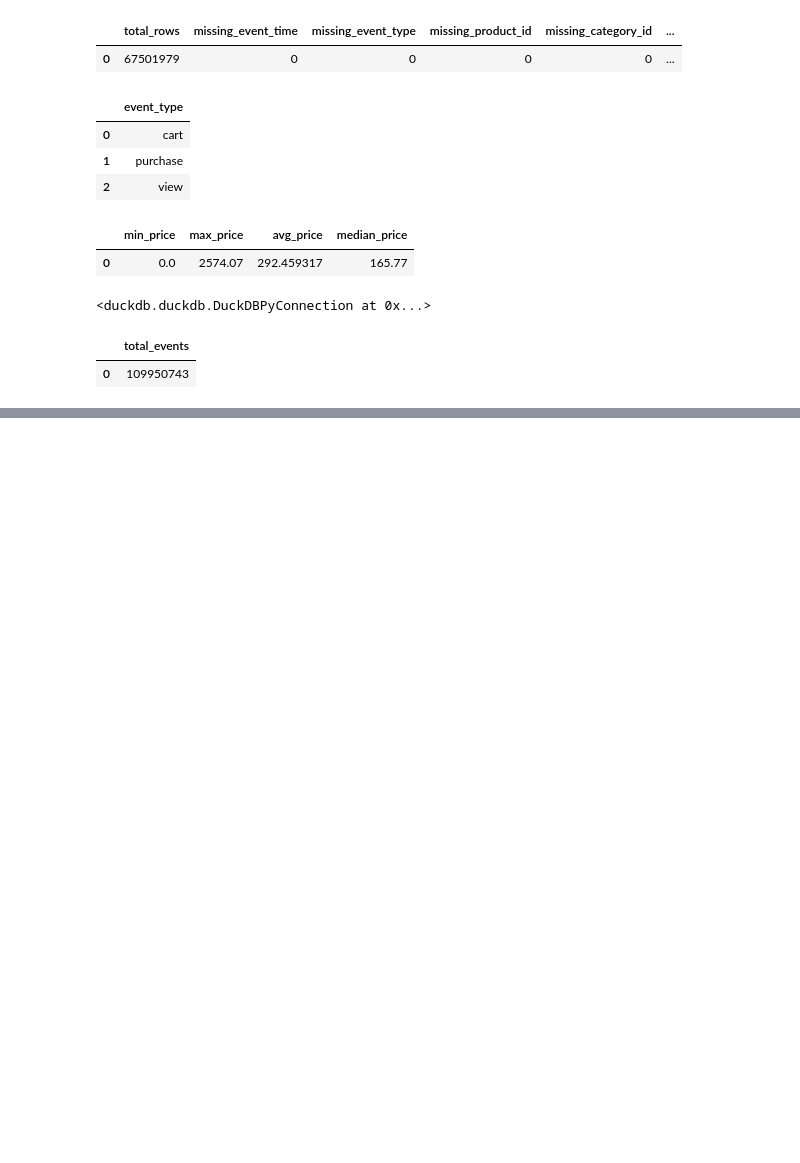
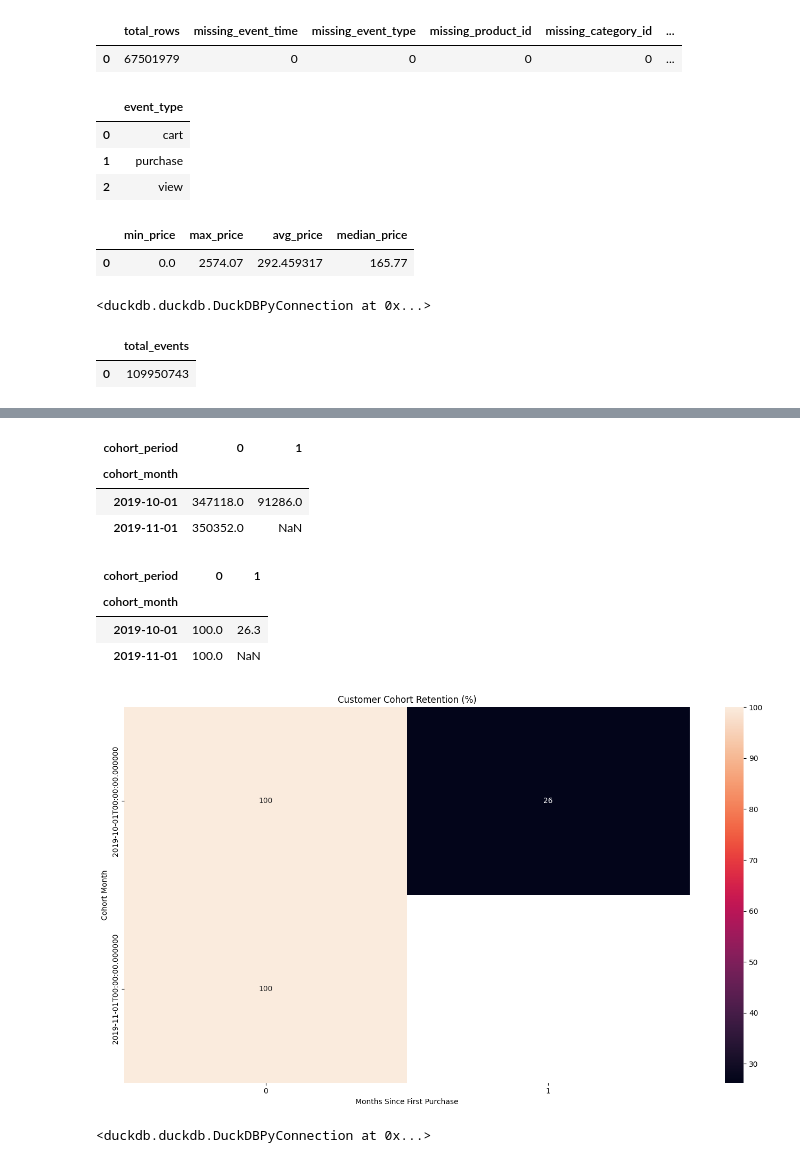
Before and after one commit to shubham-k-jha/E-Commerce-Data-Warehouse-Analytics, a Jupyter notebook: e-commerce-data-warehouse-analytics.ipynb, the cells around one changed output, grey strips where cells are left out. Drawn from its saved outputs; the diff is of its cells as text; code cells hidden in the pictures; blank space fills up the shorter version.

```diff
--- a/e-commerce-data-warehouse-analytics.ipynb
+++ b/e-commerce-data-warehouse-analytics.ipynb
@@ -236,0 +1058,80 @@ con.execute("""
+# %%
+cohort["cohort_period"] = (
+    (
+        cohort["activity_month"].dt.year
+        - cohort["cohort_month"].dt.year
+    ) * 12
+    +
+    (
+        cohort["activity_month"].dt.month
+        - cohort["cohort_month"].dt.month
+    )
+)
+
+cohort_pivot = cohort.pivot_table(
+    index="cohort_month",
+    columns="cohort_period",
+    values="active_customers"
+)
+
+cohort_pivot
+# %% [output]
+| cohort_period | 0 | 1 |
+| cohort_month |  |  |
+| 2019-10-01 | 347118.0 | 91286.0 |
+| 2019-11-01 | 350352.0 | NaN |
+# %%
+cohort_size = cohort_pivot.iloc[:, 0]
+
+retention = cohort_pivot.divide(
+    cohort_size,
+    axis=0
+) * 100
+
+retention.round(2)
+# %% [output]
+| cohort_period | 0 | 1 |
+| cohort_month |  |  |
+| 2019-10-01 | 100.0 | 26.3 |
+| 2019-11-01 | 100.0 | NaN |
+# %%
+plt.figure(figsize=(14, 8))
+
+sns.heatmap(
+    retention,
+    annot=True,
+    fmt=".0f"
+)
+
+plt.title("Customer Cohort Retention (%)")
+plt.xlabel("Months Since First Purchase")
+plt.ylabel("Cohort Month")
+
+plt.tight_layout()
+plt.show()
+# %% [output]
+[figure, added]
+# %%
+con.execute("""
+CREATE OR REPLACE TABLE dim_product AS
+
+SELECT
+
+    ROW_NUMBER() OVER (
+        ORDER BY product_id
+    ) AS product_key,
+
+    product_id,
+
+    MAX(category_id) AS category_id,
+
+    MAX(category_code) AS category_code,
+
+    MAX(brand) AS brand
+
+FROM enriched_events
+
+GROUP BY product_id
+""")
+# %% [output]
+<duckdb.duckdb.DuckDBPyConnection at 0x...>
```
Also changed, not shown: parts of 36 cells of this notebook.
